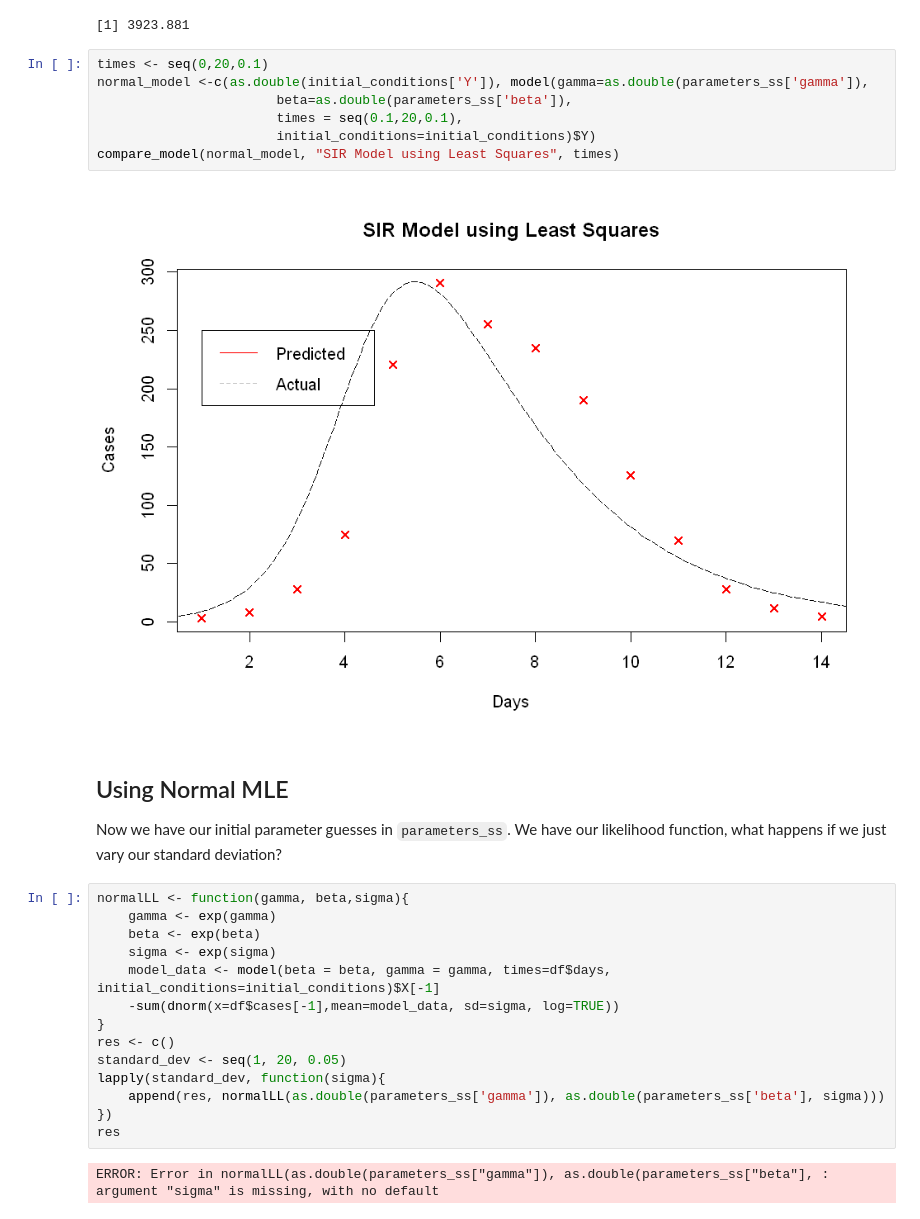
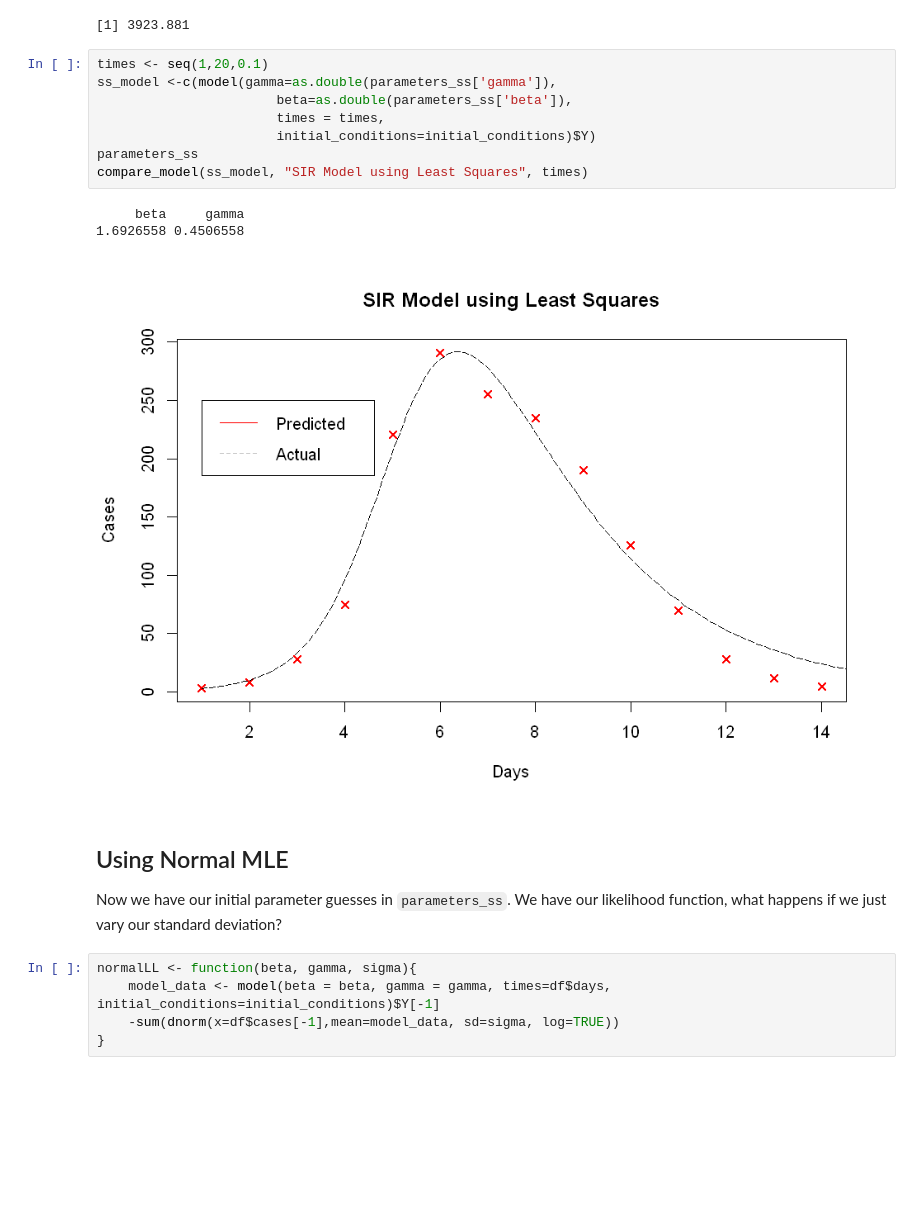
Before and after one commit to joely-w/ProjectWriteup, a Jupyter notebook: Infectious Diseases.ipynb, the cells around one changed output. Saved outputs shown, nothing was run; the diff lists cells and outputs as text; blank space fills up the shorter version.

Commit message:
Fixed SIR Model MLE bug

```diff
--- a/Infectious Diseases.ipynb
+++ b/Infectious Diseases.ipynb
@@ -69,30 +68,22 @@ ss_optim$value
 # %% [output]
 [1] 3923.881
 # %%
-times <- seq(0,20,0.1)
-normal_model <-c(as.double(initial_conditions['Y']), model(gamma=as.double(parameters_ss['gamma']),
+times <- seq(1,20,0.1)
+ss_model <-c(model(gamma=as.double(parameters_ss['gamma']),
                        beta=as.double(parameters_ss['beta']),
-                       times = seq(0.1,20,0.1),
+                       times = times,
                        initial_conditions=initial_conditions)$Y)
-compare_model(normal_model, "SIR Model using Least Squares", times)
+parameters_ss
+compare_model(ss_model, "SIR Model using Least Squares", times)
 # %% [output]
+     beta     gamma
+1.6926558 0.4506558
-[figure, old version]
+[figure, new version]
 # %% [markdown]
 ## Using Normal MLE
 Now we have our initial parameter guesses in `parameters_ss`. We have our likelihood function, what happens if we just vary our standard deviation?
 # %%
-normalLL <- function(gamma, beta,sigma){
-    gamma <- exp(gamma)
-    beta <- exp(beta)
-    sigma <- exp(sigma)
-    model_data <- model(beta = beta, gamma = gamma, times=df$days, initial_conditions=initial_conditions)$X[-1]
+normalLL <- function(beta, gamma, sigma){
+    model_data <- model(beta = beta, gamma = gamma, times=df$days, initial_conditions=initial_conditions)$Y[-1]
     -sum(dnorm(x=df$cases[-1],mean=model_data, sd=sigma, log=TRUE))
 }
-res <- c()
-standard_dev <- seq(1, 20, 0.05)
-lapply(standard_dev, function(sigma){
-    append(res, normalLL(as.double(parameters_ss['gamma']), as.double(parameters_ss['beta'], sigma)))
-})
-res
-# %% [output]
-ERROR: Error in normalLL(as.double(parameters_ss["gamma"]), as.double(parameters_ss["beta"], : argument "sigma" is missing, with no default
```
Also changed, not shown: parts of 5 cells of this notebook.
